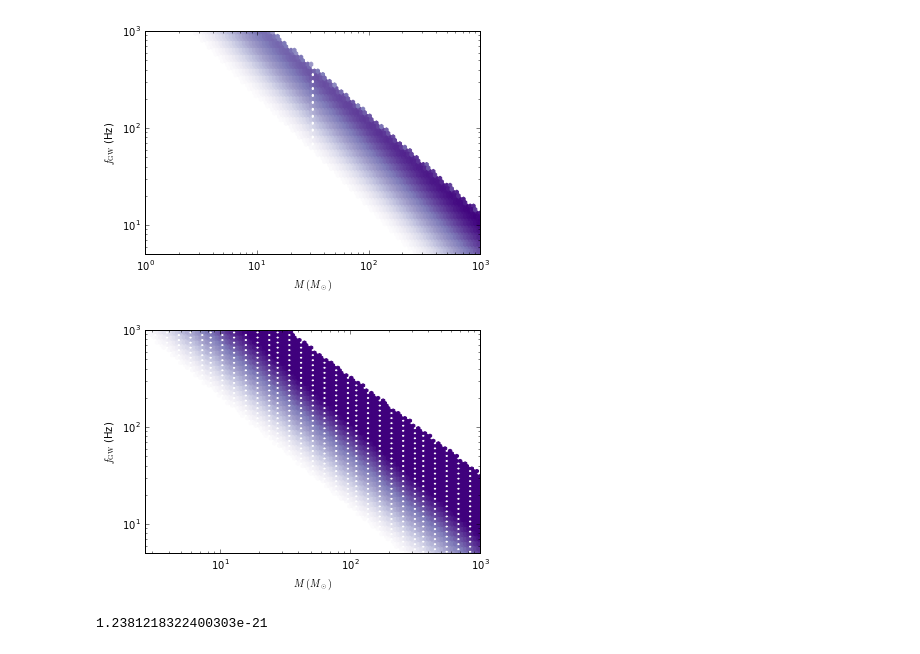
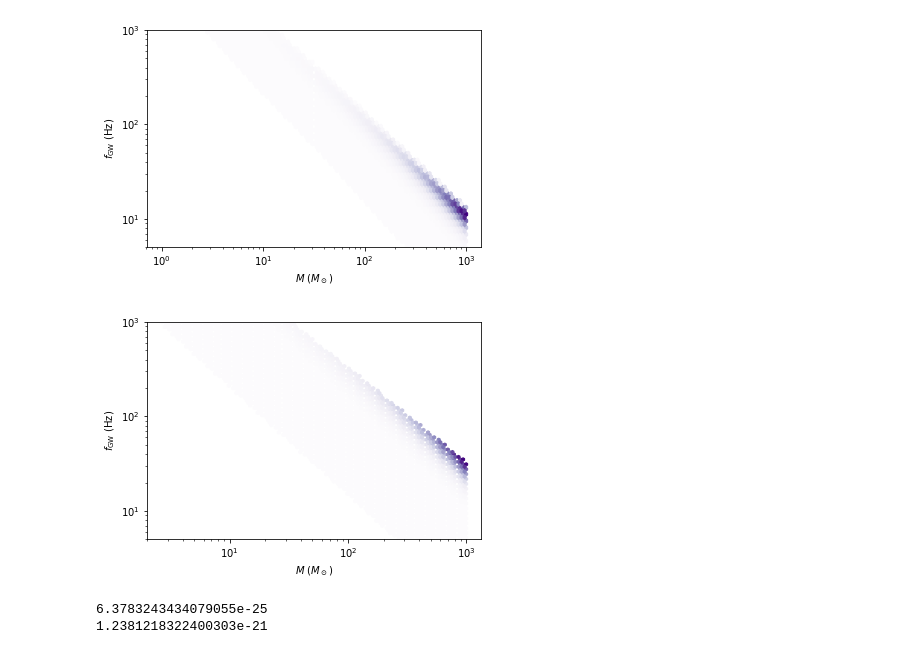
Before and after one commit to maxisi/gwaxion, a Jupyter notebook: examples/fgw_mbh_approx.ipynb, the cells around one changed output. Cells and saved outputs as stored; diff of their text form; code cells hidden in the pictures.

```diff
--- a/examples/fgw_mbh_approx.ipynb
+++ b/examples/fgw_mbh_approx.ipynb
@@ -24,16 +24,16 @@ df = df[df['h0']>1E-30]
 # %%
 # plot
 
-norm = matplotlib.colors.LogNorm(vmin=df['h0'].min(), vmax=df['h0'].max())
+norm = matplotlib.colors.LogNorm(vmin=df1['h0'].min(), vmax=df1['h0'].max())
 
-plt.hexbin(df['mbhs'], df['fgw'], C=df['h0'], xscale='log', yscale='log', cmap='Purples', norm=norm)
+plt.hexbin(df1['mbhs'], df1['fgw'], C=df1['h0'], xscale='log', yscale='log', cmap='Purples')
 plt.ylabel(r'$f_{\rm GW}$ (Hz)')
 plt.xlabel(r'$M$ $(M_\odot)$')
 plt.ylim(5, 1e3)
 plt.show()
 plt.close()
 # %% [output]
-[figure, old version]
+[figure, new version]
 # %%
 # try new shortcut
 
@@ -46,18 +46,20 @@ for mbh in mbhs_array:
     h0s = np.concatenate([h0s, h0s_loc])
     fgws = np.concatenate([fgws, fgws_array])
 
-df = pd.DataFrame({'h0': h0s/distance, 'fgw': fgws, 'mbhs': mbhs})
-df = df[df['h0']>1E-30]
+df2 = pd.DataFrame({'h0': h0s/distance, 'fgw': fgws, 'mbhs': mbhs})
+df2 = df2[df2['h0']>1E-30]
 # %%
-plt.hexbin(df['mbhs'], df['fgw'], C=df['h0'], xscale='log', yscale='log', cmap='Purples', norm=norm)
+plt.hexbin(df2['mbhs'], df2['fgw'], C=df2['h0'], xscale='log', yscale='log', cmap='Purples')
 plt.ylabel(r'$f_{\rm GW}$ (Hz)')
 plt.xlabel(r'$M$ $(M_\odot)$')
 plt.ylim(5, 1e3)
 plt.show()
 plt.close()
 # %% [output]
-[figure, old version]
+[figure, new version]
-# %%
-df['h0'].max()
-# %% [output]
-1.2381218322400303e-21
+# %%
+print df1['h0'].max()
+print df2['h0'].max()
+# %% [output]
+6.3783243434079055e-25
+1.2381218322400303e-21
```
Also changed, not shown: parts of 2 cells of this notebook, 1 other file.
